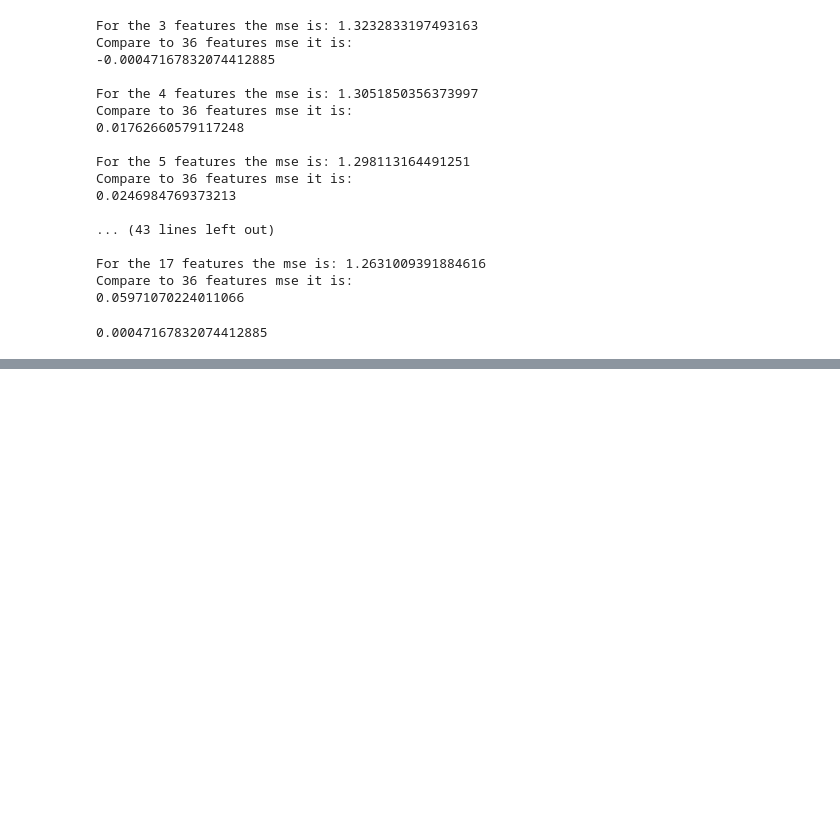
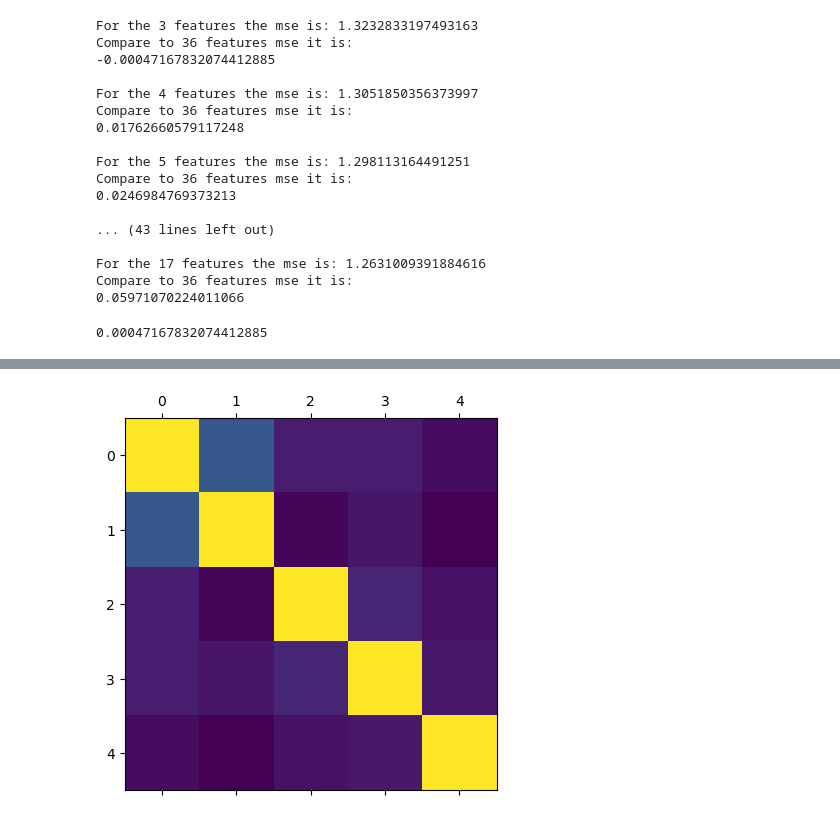
Before and after one commit to ameram/dissolved_o2_augmentation, a Jupyter notebook: playground_3-21.ipynb, the cells around one changed output, grey strips where cells are left out. Drawn from its saved outputs; the diff is of its cells as text; code cells hidden in the pictures; blank space fills up the shorter version.

```diff
--- a/playground_3-21.ipynb
+++ b/playground_3-21.ipynb
@@ -308,0 +311,7 @@ OK the 36 features version of model had a mse of 1.3228116414285722 and the new
+# %%
+# 5 features
+
+minimal_inx = np.zeros_like(x_train.columns)
+minimal_inx[imporatnces[:5].index] = 1
+minimal_inx = minimal_inx == 1
+five_f = x_train.iloc[:, minimal_inx]
@@ -308,0 +334,5 @@ OK the 36 features version of model had a mse of 1.3228116414285722 and the new
+# %%
+plt.matshow(five_f.corr())
+plt.show()
+# %% [output]
+[figure, added]
```
Also changed, not shown: parts of 9 cells of this notebook, 1 other file.
